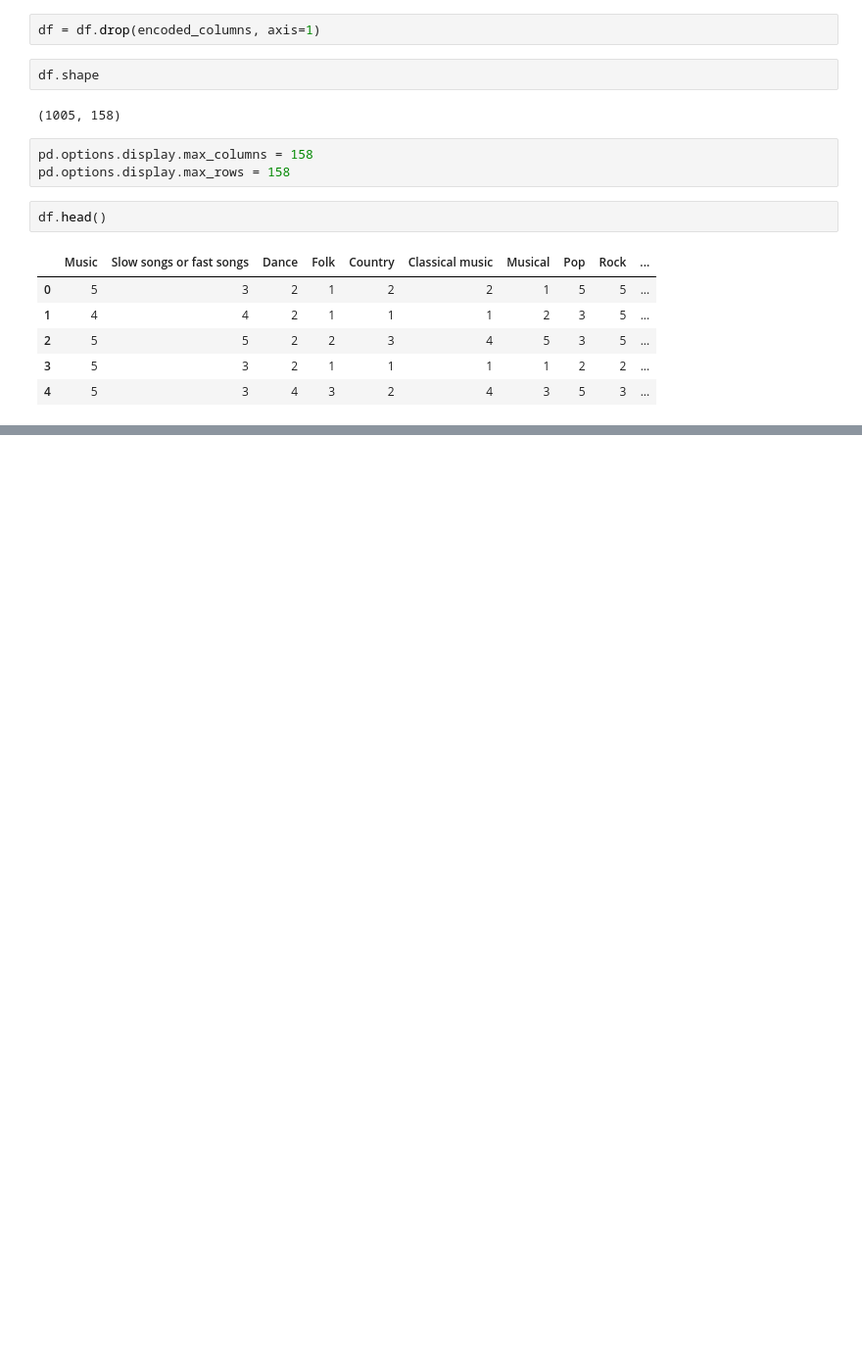
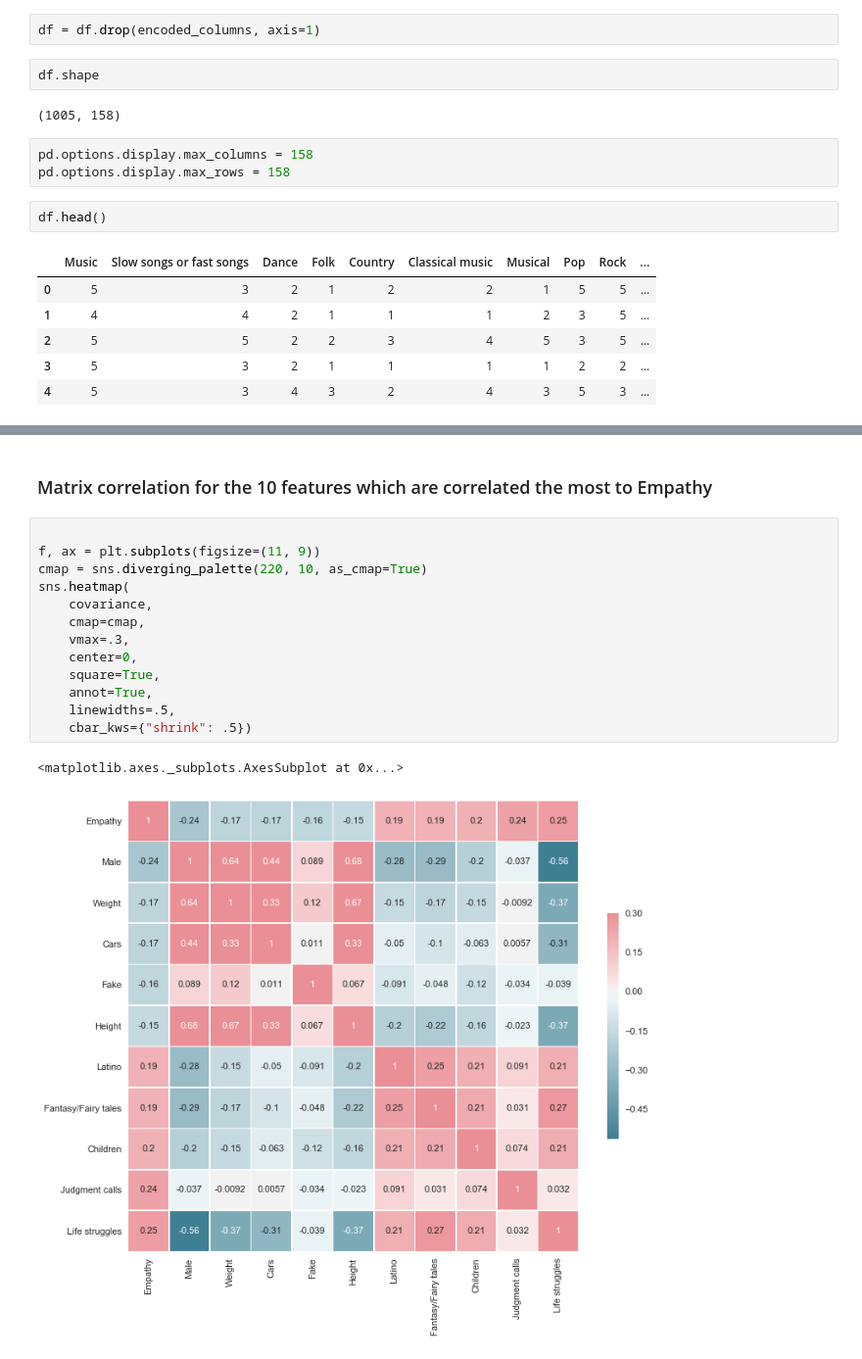
Before and after one commit to mirkomantovani/Machine-Learning-empathy-prediction, a Jupyter notebook: workflow.ipynb, the cells around one changed output, grey strips where cells are left out. Shown at 98% size. Drawn from its saved outputs; the diff is of its cells as text; blank space fills up the shorter version.

```diff
--- a/workflow.ipynb
+++ b/workflow.ipynb
@@ -367,0 +406,18 @@ df.head()
+# %% [markdown]
+### Matrix correlation for the 10 features which are correlated the most to Empathy
+# %%
+
+f, ax = plt.subplots(figsize=(11, 9))
+cmap = sns.diverging_palette(220, 10, as_cmap=True)
+sns.heatmap(
+    covariance,
+    cmap=cmap,
+    vmax=.3,
+    center=0,
+    square=True,
+    annot=True,
+    linewidths=.5,
+    cbar_kws={"shrink": .5})
+# %% [output]
+<matplotlib.axes._subplots.AxesSubplot at 0x...>
+[figure, added]
```
Also changed, not shown: parts of 62 cells of this notebook, 1 other file.
